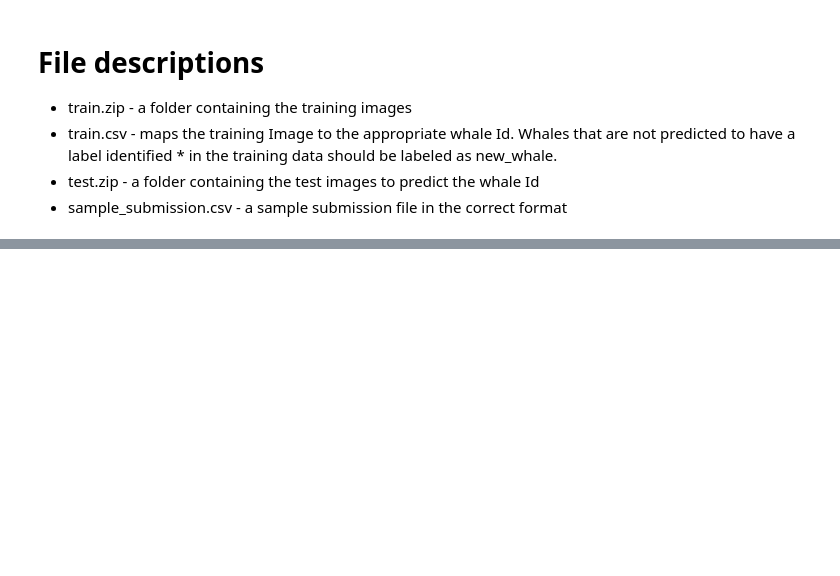
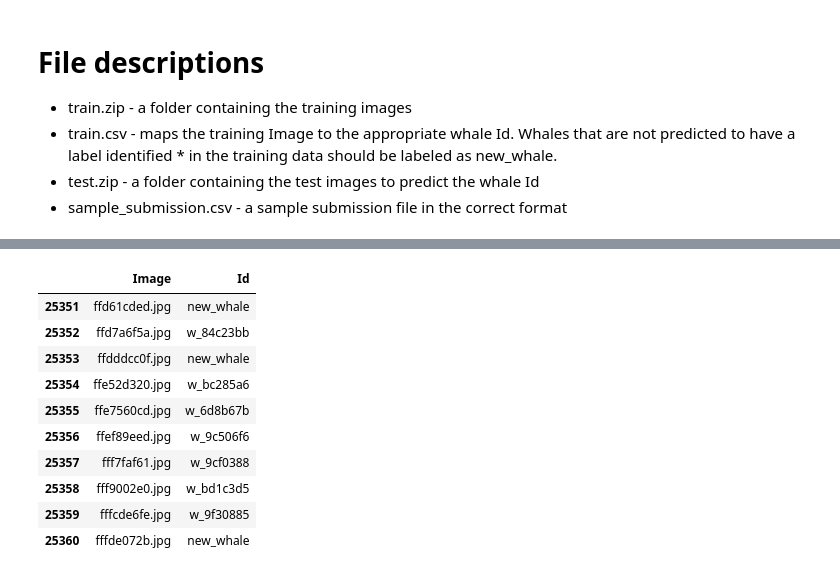
Before and after one commit to AngelV129/Whales-kaggle-data, a Jupyter notebook: Whales_project.ipynb, the cells around one changed output, grey strips where cells are left out. Saved outputs shown, nothing was run; the diff lists cells and outputs as text; code cells hidden in the pictures; blank space fills up the shorter version.

```diff
--- a/Whales_project.ipynb
+++ b/Whales_project.ipynb
@@ -49,0 +71,14 @@ for idx, img in enumerate(np.random.choice(train_imgs, 12)):
+# %%
+train_df.tail(10)
+# %% [output]
+|  | Image | Id |
+| 25351 | ffd61cded.jpg | new_whale |
+| 25352 | ffd7a6f5a.jpg | w_84c23bb |
+| 25353 | ffdddcc0f.jpg | new_whale |
+| 25354 | ffe52d320.jpg | w_bc285a6 |
+| 25355 | ffe7560cd.jpg | w_6d8b67b |
+| 25356 | ffef89eed.jpg | w_9c506f6 |
+| 25357 | fff7faf61.jpg | w_9cf0388 |
+| 25358 | fff9002e0.jpg | w_bd1c3d5 |
+| 25359 | fffcde6fe.jpg | w_9f30885 |
+| 25360 | fffde072b.jpg | new_whale |
```
Also changed, not shown: parts of 10 cells of this notebook.
